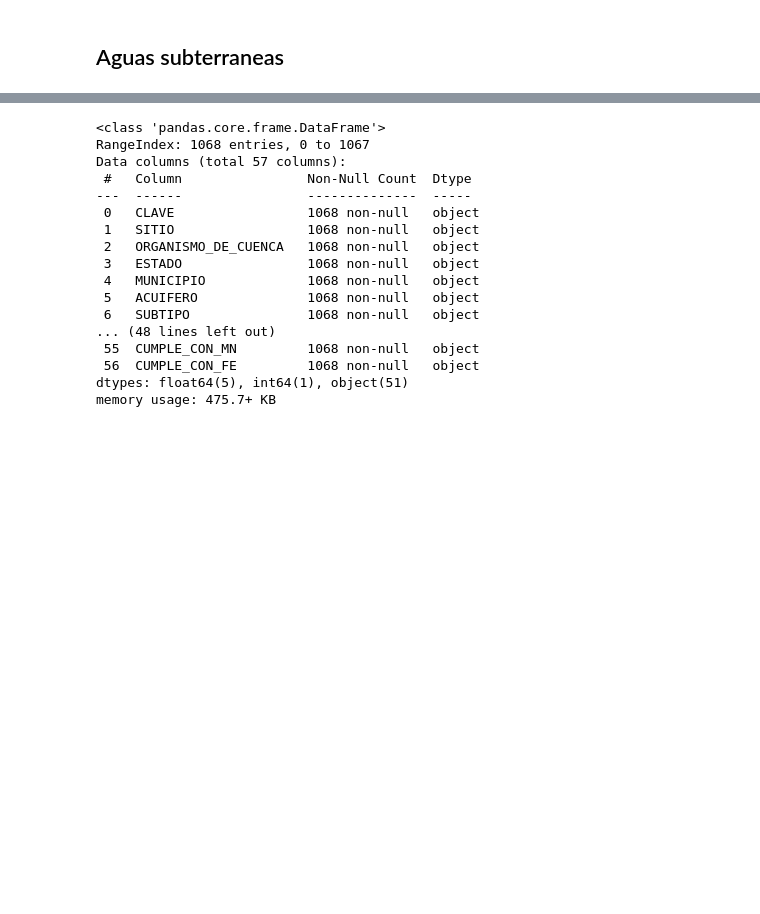
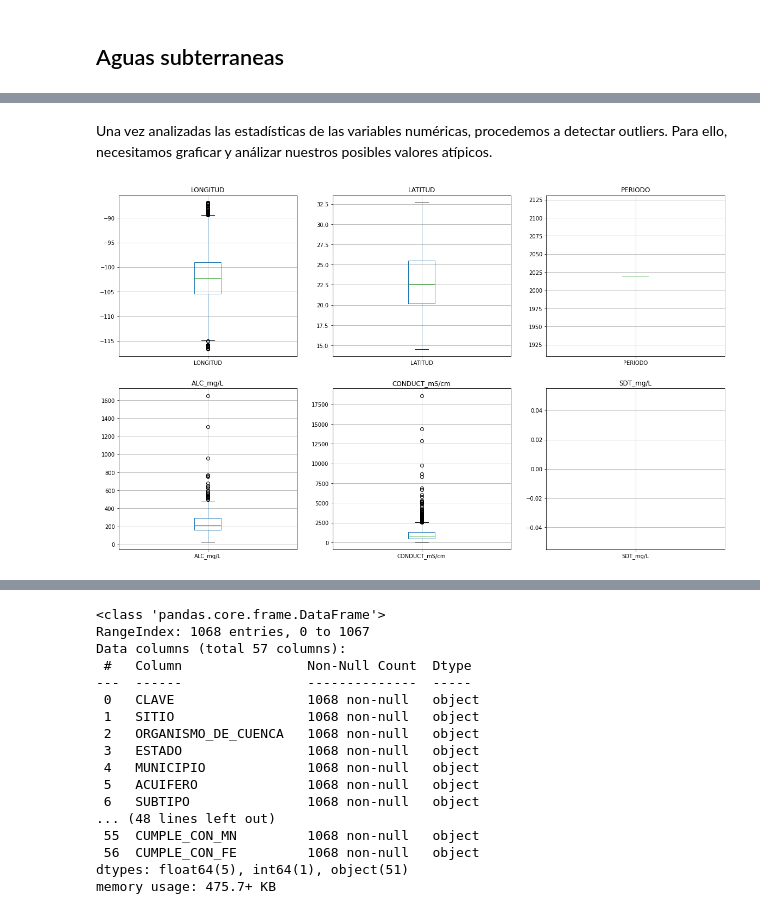
Before and after one commit to PosgradoMNA/actividades-del-projecto-equipo70, a Jupyter notebook: RetoFinal/Entrega1/Reto_Entrega1_Limpieza_análisis_visualización_kmeans.ipynb, the cells around one changed output, grey strips where cells are left out. Saved outputs shown, nothing was run; the diff lists cells and outputs as text; code cells hidden in the pictures; blank space fills up the shorter version.

```diff
--- a/RetoFinal/Entrega1/Reto_Entrega1_Limpieza_análisis_visualización_kmeans.ipynb
+++ b/RetoFinal/Entrega1/Reto_Entrega1_Limpieza_análisis_visualización_kmeans.ipynb
@@ -92,0 +141,23 @@ df_sub
+# %% [markdown]
+Una vez analizadas las estadísticas de las variables numéricas, procedemos a detectar outliers. Para ello, necesitamos graficar y análizar nuestros posibles valores atípicos.
+# %%
+# Variables numéricas antes de limpieza
+temp_numericas = ["LONGITUD", "LATITUD", "PERIODO", "ALC_mg/L", "CONDUCT_mS/cm","SDT_mg/L"]
+df_temp_numericas = df_sub[["LONGITUD", "LATITUD", "PERIODO", "ALC_mg/L", "CONDUCT_mS/cm","SDT_mg/L"]]
+
+# Graficamos cada boxplot por separado para visualizar mejor los datos
+n = 2
+m = 3
+fig, axs = plt.subplots(n, m, figsize=(20, 12))
+columns_list = list(df_temp_numericas.columns)
+
+for i in range(n):
+  for j in range(m):
+    if(i*(n+1) + j < 6):
+      df_temp_numericas.boxplot(column=columns_list[i*(n+1) + j], ax=axs[i, j])
+      axs[i, j].set_title(columns_list[i*(n+1) + j])
+
+plt.plot()
+plt.show()
+# %% [output]
+[figure, added]
```
Also changed, not shown: parts of 19 cells of this notebook.
